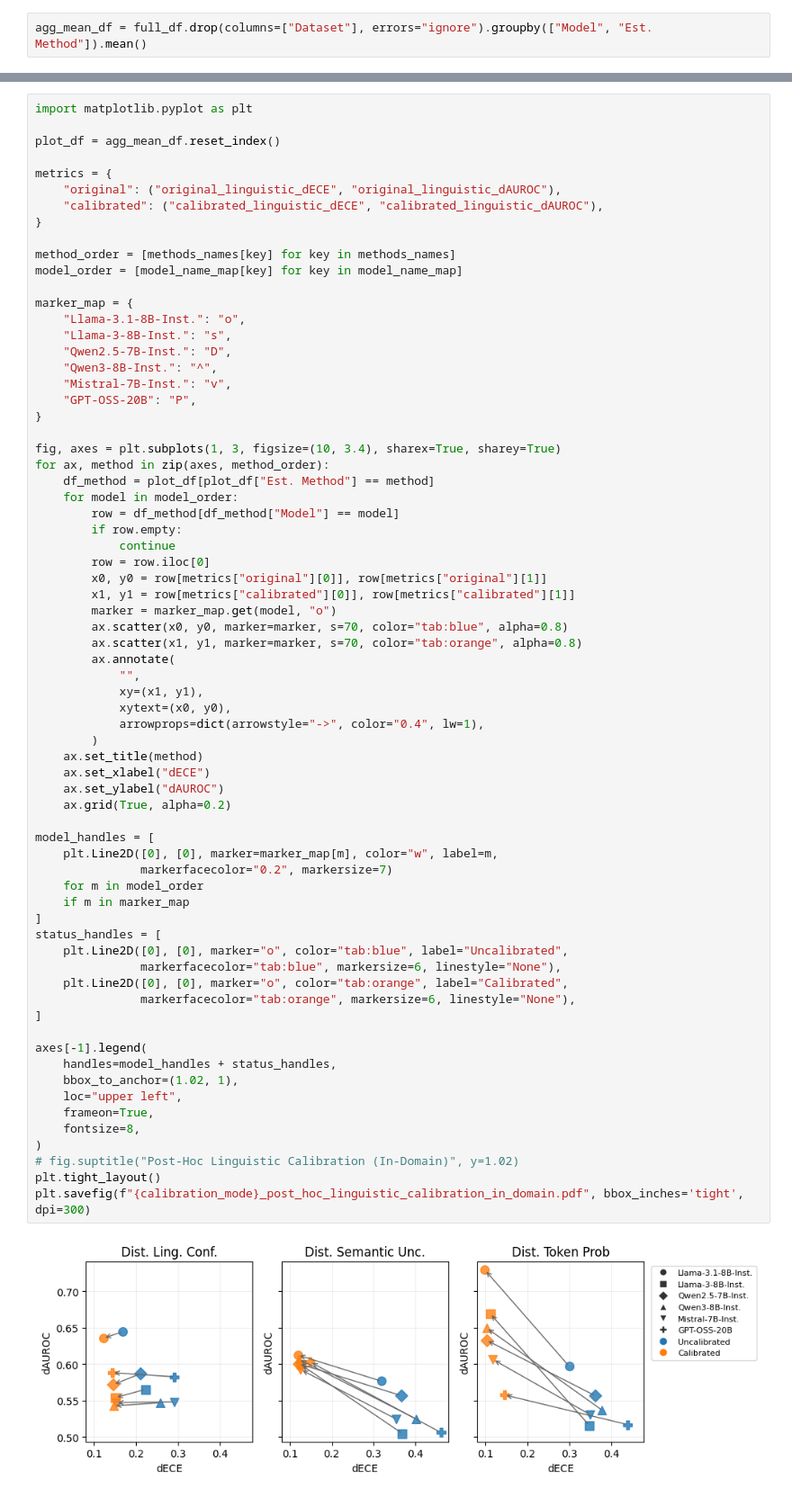
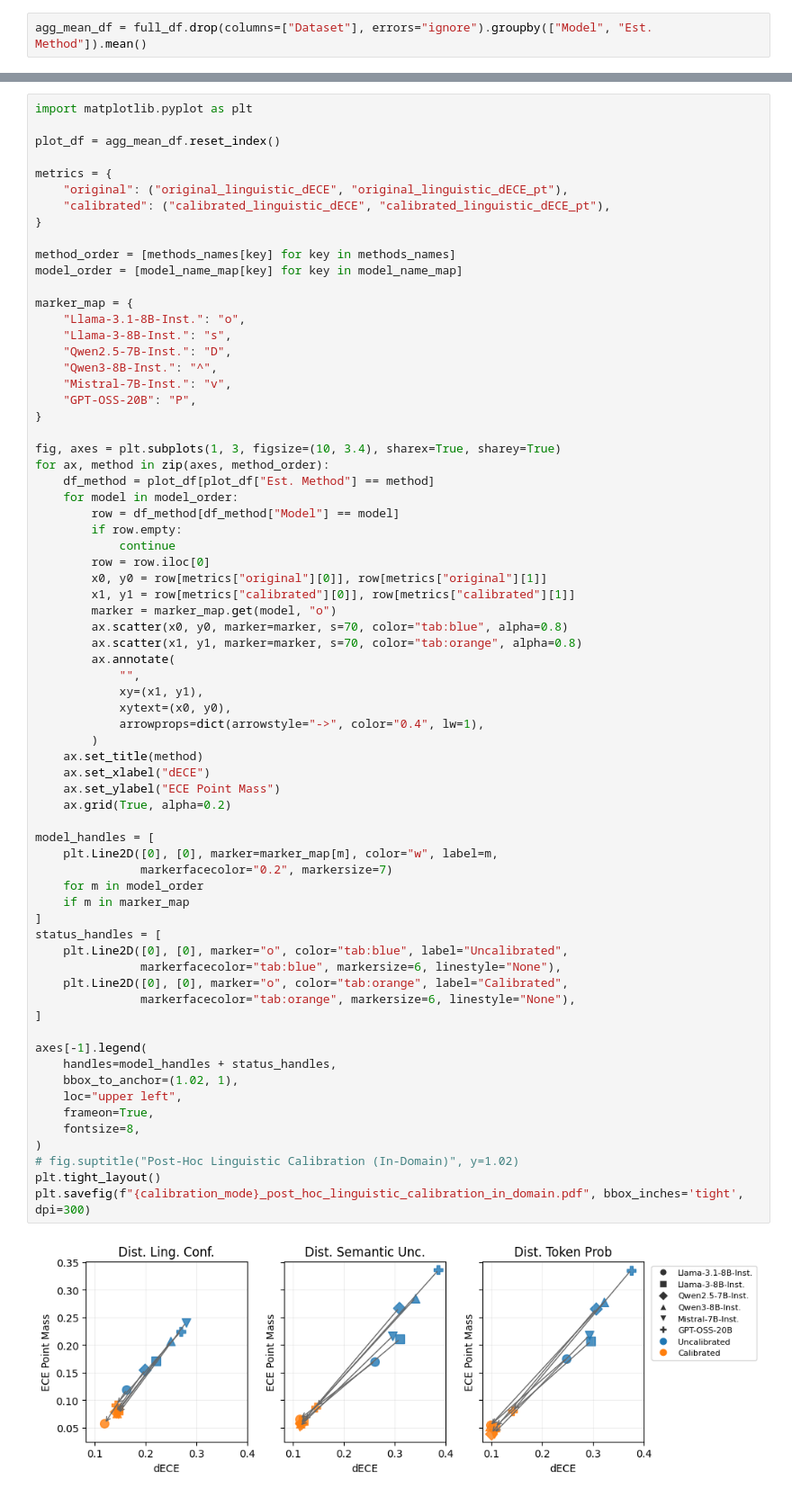
Before and after one commit to Ivan-Yeh/lm-confidence-evaluation-harness, a Jupyter notebook: papers/in_domain_post_hoc.ipynb, the cells around one changed output, grey strips where cells are left out. Shown at 90% size. Cells and saved outputs as stored; diff of their text form.

Commit message:
fixed cross domain model and in domain calibration paper visuals

```diff
--- a/papers/in_domain_post_hoc.ipynb
+++ b/papers/in_domain_post_hoc.ipynb
@@ -154,8 +154,8 @@ import matplotlib.pyplot as plt
 plot_df = agg_mean_df.reset_index()
 
 metrics = {
-    "original": ("original_linguistic_dECE", "original_linguistic_dAUROC"),
-    "calibrated": ("calibrated_linguistic_dECE", "calibrated_linguistic_dAUROC"),
+    "original": ("original_linguistic_dECE", "original_linguistic_dECE_pt"),
+    "calibrated": ("calibrated_linguistic_dECE", "calibrated_linguistic_dECE_pt"),
 }
 
 method_order = [methods_names[key] for key in methods_names]
@@ -190,32 +190,32 @@ for ax, method in zip(axes, method_order):
             arrowprops=dict(arrowstyle="->", color="0.4", lw=1),
         )
     ax.set_title(method)
     ax.set_xlabel("dECE")
-    ax.set_ylabel("dAUROC")
+    ax.set_ylabel("ECE Point Mass")
     ax.grid(True, alpha=0.2)
 
 model_handles = [
     plt.Line2D([0], [0], marker=marker_map[m], color="w", label=m,
                markerfacecolor="0.2", markersize=7)
     for m in model_order
     if m in marker_map
 ]
 status_handles = [
     plt.Line2D([0], [0], marker="o", color="tab:blue", label="Uncalibrated",
                markerfacecolor="tab:blue", markersize=6, linestyle="None"),
     plt.Line2D([0], [0], marker="o", color="tab:orange", label="Calibrated",
                markerfacecolor="tab:orange", markersize=6, linestyle="None"),
 ]
 
 axes[-1].legend(
     handles=model_handles + status_handles,
     bbox_to_anchor=(1.02, 1),
     loc="upper left",
     frameon=True,
     fontsize=8,
 )
 # fig.suptitle("Post-Hoc Linguistic Calibration (In-Domain)", y=1.02)
 plt.tight_layout()
 plt.savefig(f"{calibration_mode}_post_hoc_linguistic_calibration_in_domain.pdf", bbox_inches='tight', dpi=300)
 # %% [output]
-[figure, old version]
+[figure, new version]
```
Also changed, not shown: parts of 1 cell of this notebook, 2 other files.
